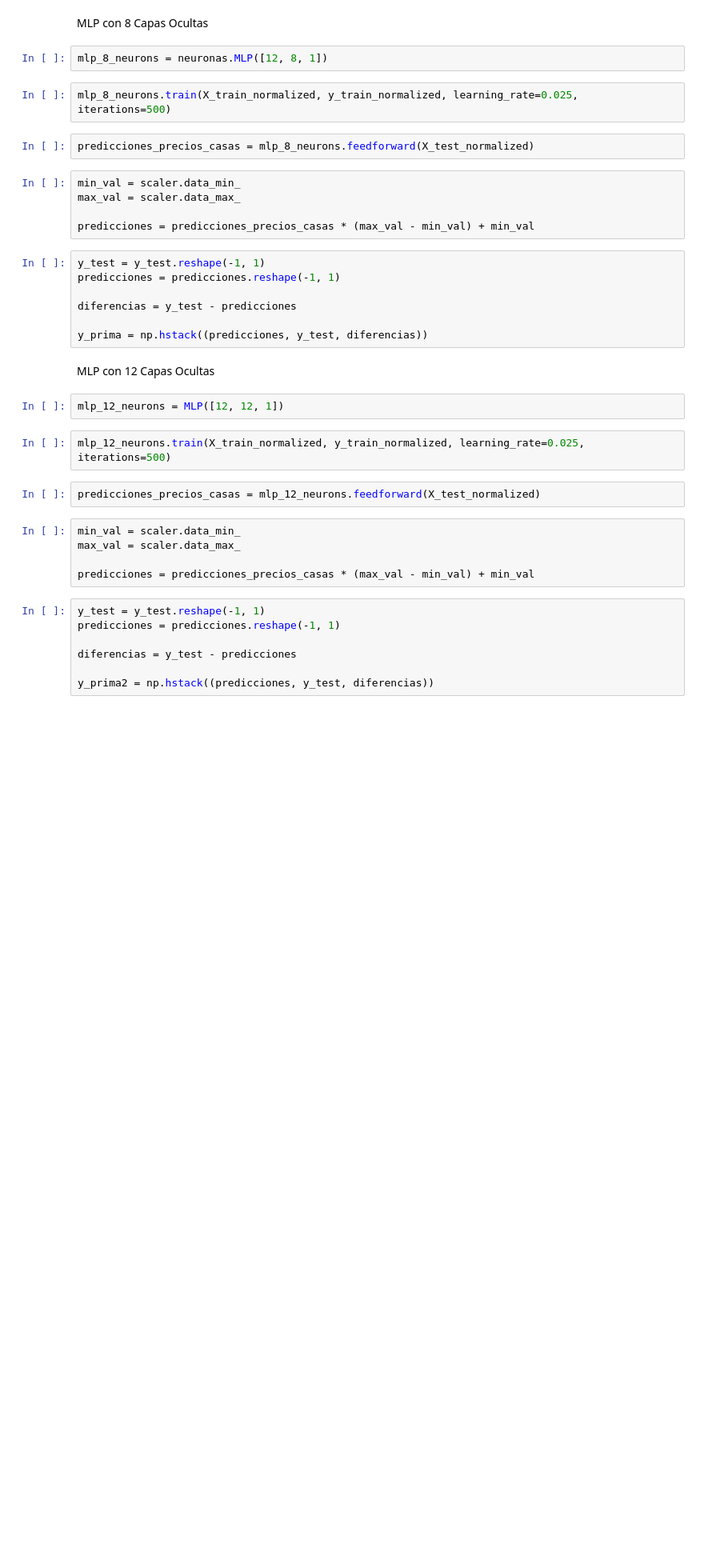
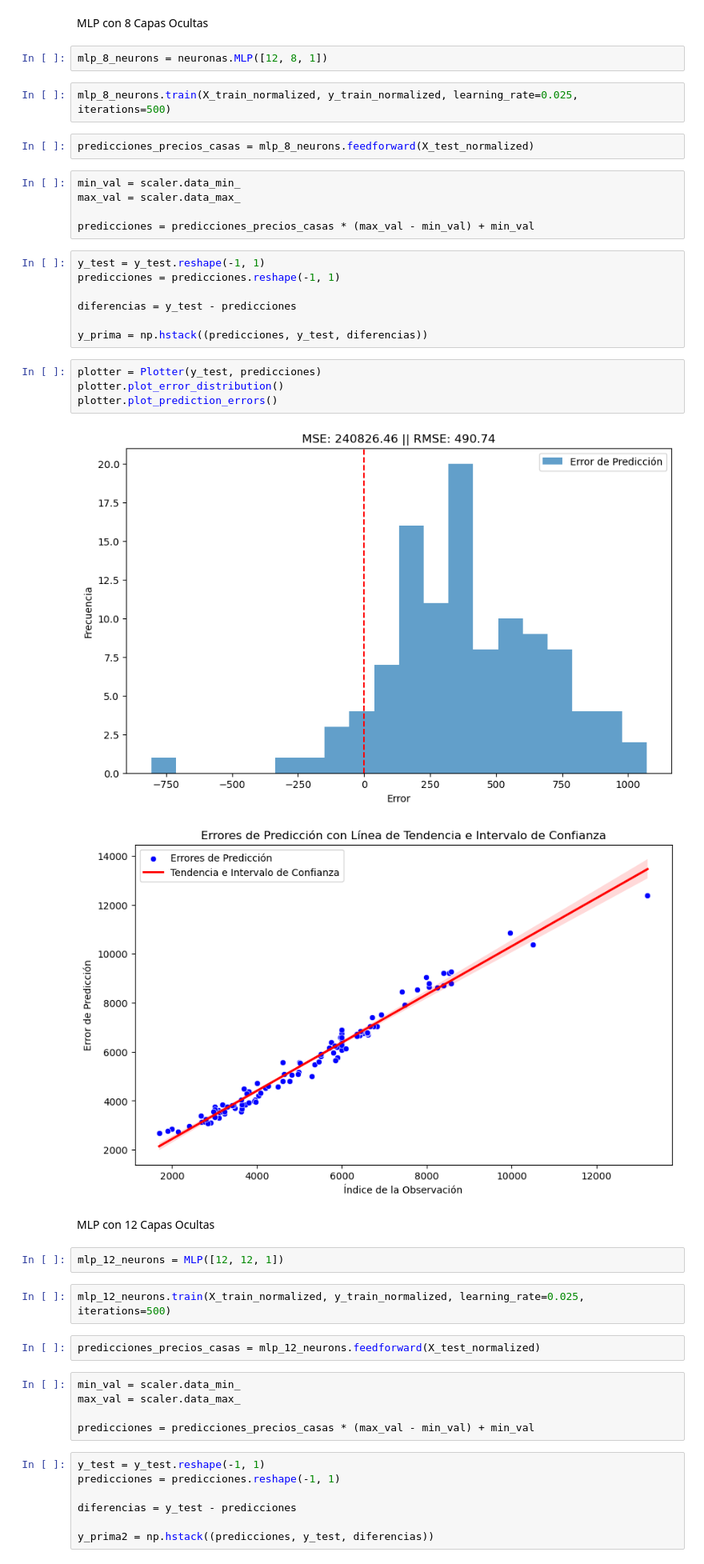
Before and after one commit to Maor99/04_MLP, a Jupyter notebook: notebooks/02-mscmaor-housing-mlp.ipynb, the cells around one changed output. Shown at 80% size. Drawn from its saved outputs; the diff is of its cells as text; blank space fills up the shorter version.

```diff
--- a/notebooks/02-mscmaor-housing-mlp.ipynb
+++ b/notebooks/02-mscmaor-housing-mlp.ipynb
@@ -55,6 +55,13 @@ predicciones = predicciones.reshape(-1, 1)
 diferencias = y_test - predicciones
 
 y_prima = np.hstack((predicciones, y_test, diferencias))
+# %%
+plotter = Plotter(y_test, predicciones)
+plotter.plot_error_distribution()
+plotter.plot_prediction_errors()
+# %% [output]
+[figure, added]
+[figure, added]
 # %% [markdown]
 MLP con 12 Capas Ocultas
 # %%
```
Also changed, not shown: parts of 1 cell of this notebook.
